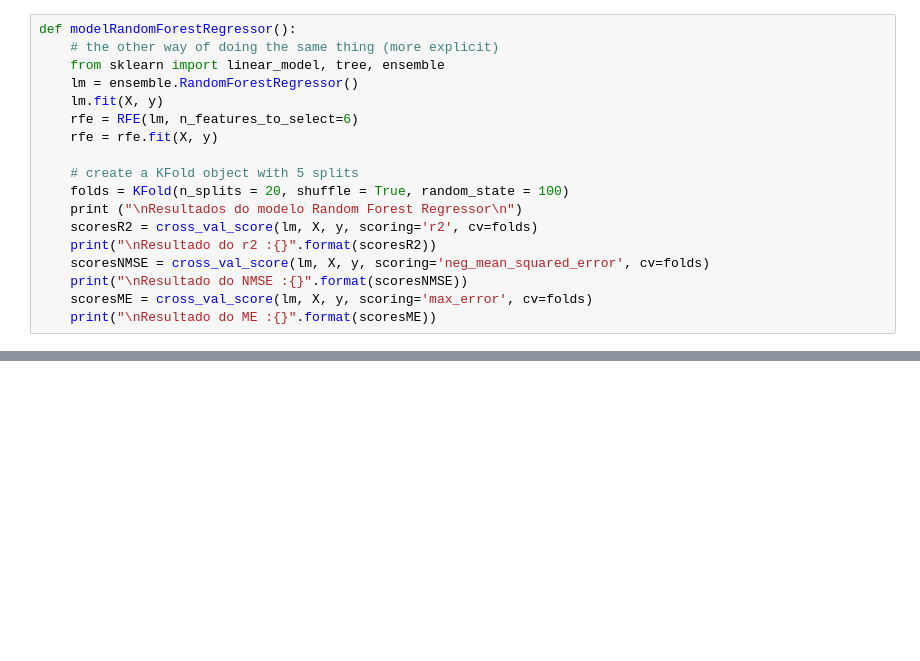
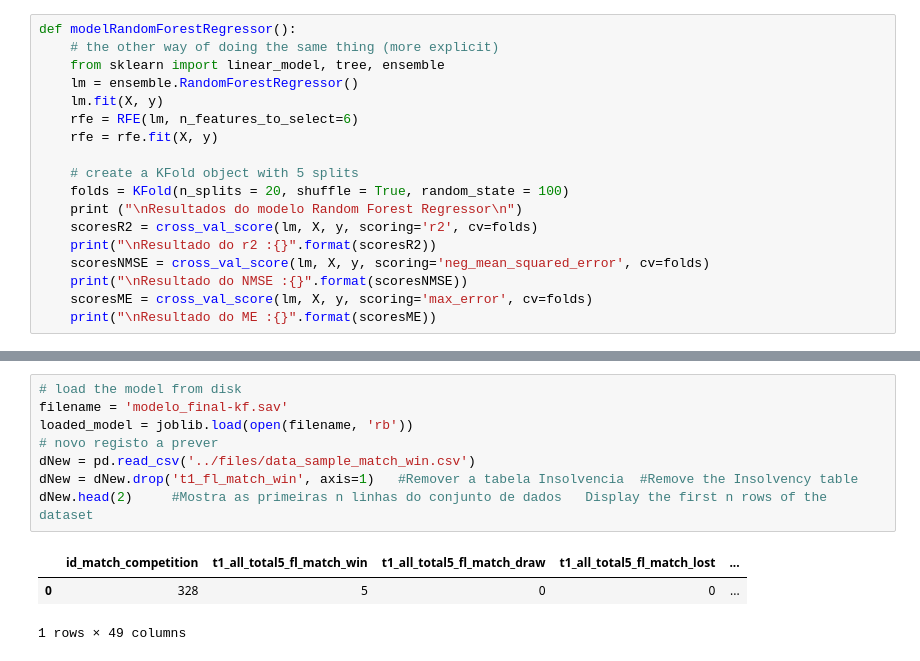
Before and after one commit to henriquesilva30/AO_tp2, a Jupyter notebook: regressaoLinear/insolv-regression.ipynb, the cells around one changed output, grey strips where cells are left out. Cells and saved outputs as stored; diff of their text form; blank space fills up the shorter version.

```diff
--- a/regressaoLinear/insolv-regression.ipynb
+++ b/regressaoLinear/insolv-regression.ipynb
@@ -121,0 +123,12 @@ KeyboardInterrupt:
+# %%
+# load the model from disk
+filename = 'modelo_final-kf.sav'
+loaded_model = joblib.load(open(filename, 'rb'))
+# novo registo a prever
+dNew = pd.read_csv('../files/data_sample_match_win.csv')
+dNew = dNew.drop('t1_fl_match_win', axis=1)   #Remover a tabela Insolvencia  #Remove the Insolvency table
+dNew.head(2)     #Mostra as primeiras n linhas do conjunto de dados   Display the first n rows of the dataset
+# %% [output]
+|  | id_match_competition | t1_all_total5_fl_match_win | t1_all_total5_fl_match_draw | t1_all_total5_fl_match_lost | ... |
+| 0 | 328 | 5 | 0 | 0 | ... |
+1 rows × 49 columns
```
Also changed, not shown: parts of 4 cells of this notebook, 15 other files.
